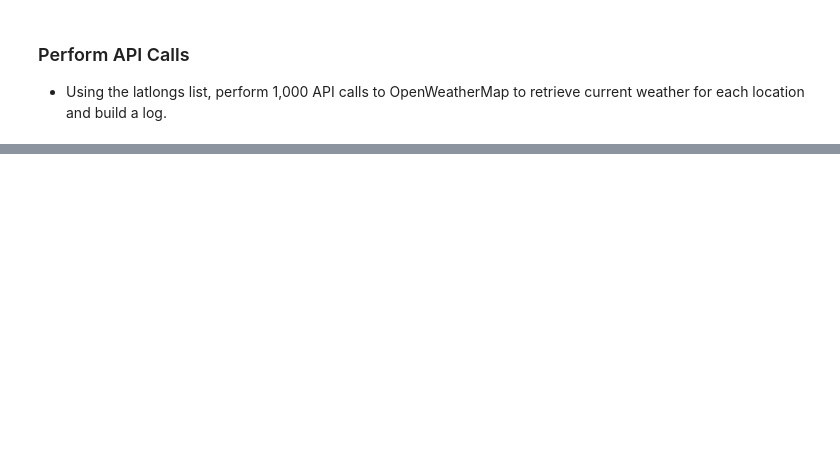
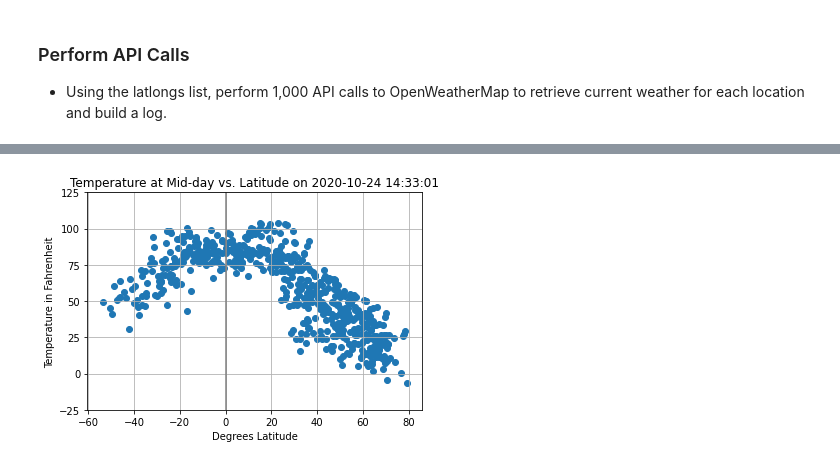
Before and after one commit to Oh-KPond/GIS-API-Challenge, a Jupyter notebook: WeatherPy/WeatherPy.ipynb, the cells around one changed output, grey strips where cells are left out. Saved outputs shown, nothing was run; the diff lists cells and outputs as text; code cells hidden in the pictures; blank space fills up the shorter version.

```diff
--- a/WeatherPy/WeatherPy.ipynb
+++ b/WeatherPy/WeatherPy.ipynb
@@ -26,11 +27,10 @@ lats = []
 longs = []
 latlongs = []
 
-# Populate lat and long lists with 1,500 random values to guarantee 500 successful API calls in later step.
-for i in range(1500):
-    # -54 and 64 represent the southernmost and northernmost cities on Earth.
-    lats.append(random.uniform(-54, 64))
-    # -180 and 180 are the max and min longitude values.
+# Populate lat and long lists with 2,000 random values because approximately 1,000 API calls
+# will return blank data in later step.
+for i in range(2000):
+    lats.append(random.uniform(-60, 90))
     longs.append(random.uniform(-180, 180))
 
 latlongs = list(zip(lats, longs))
@@ -173,0 +133,6 @@ Skip this step if there are no cities that have humidity > 100%.
+# %%
+df = pd.DataFrame(cities_weather_log)
+
+df.to_csv("Cities Weather Log.csv")
+
+df.head()
@@ -173,0 +154,8 @@ Skip this step if there are no cities that have humidity > 100%.
+# %%
+# Convert columns to numeric data type for plotting
+
+df["Latitude"] = pd.to_numeric(df["Latitude"])
+df["Mid-day Temperature"] = pd.to_numeric(df["Mid-day Temperature"])
+df["Humidity"] = pd.to_numeric(df["Humidity"])
+df["Cloudiness"] = pd.to_numeric(df["Cloudiness"])
+df["Wind Speed"] = pd.to_numeric(df["Wind Speed"])
@@ -173,0 +165,14 @@ Skip this step if there are no cities that have humidity > 100%.
+# %%
+# Scatter plot with matplotlib.pyplot
+
+plt.scatter(df["Latitude"], df["Mid-day Temperature"])
+plt.title("Temperature at Mid-day vs. Latitude on "+ date)
+plt.xlabel("Degrees Latitude")
+plt.ylabel("Temperature in Fahrenheit")
+plt.yticks([-25, 0, 25, 50, 75, 100, 125])
+plt.axvline(0, c="gray")
+plt.grid()
+plt.savefig("Figures/Scatter plot temp vs lat.png")
+plt.show()
+# %% [output]
+[figure, added]
```
Also changed, not shown: parts of 55 cells of this notebook, 15 other files.
